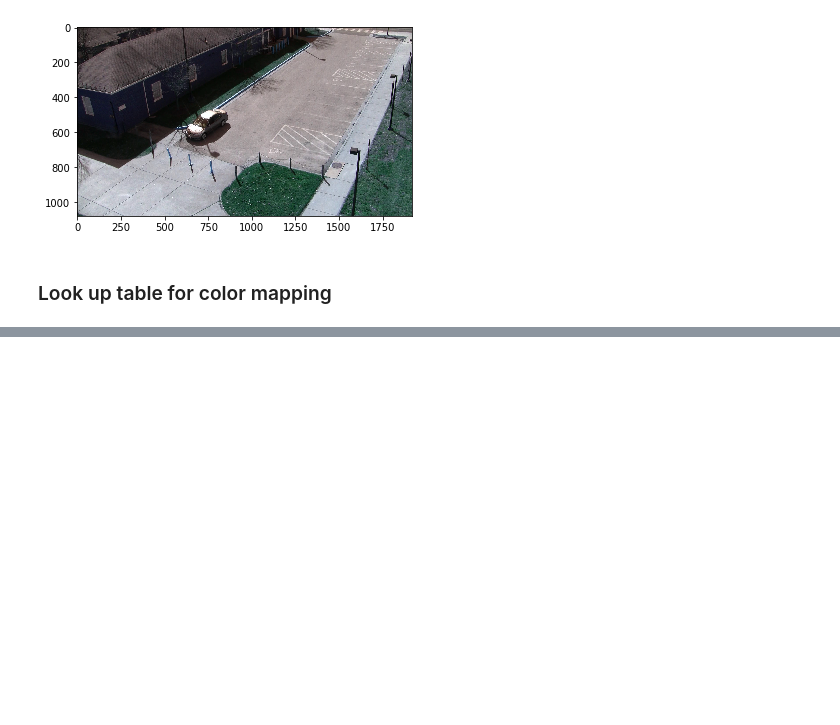
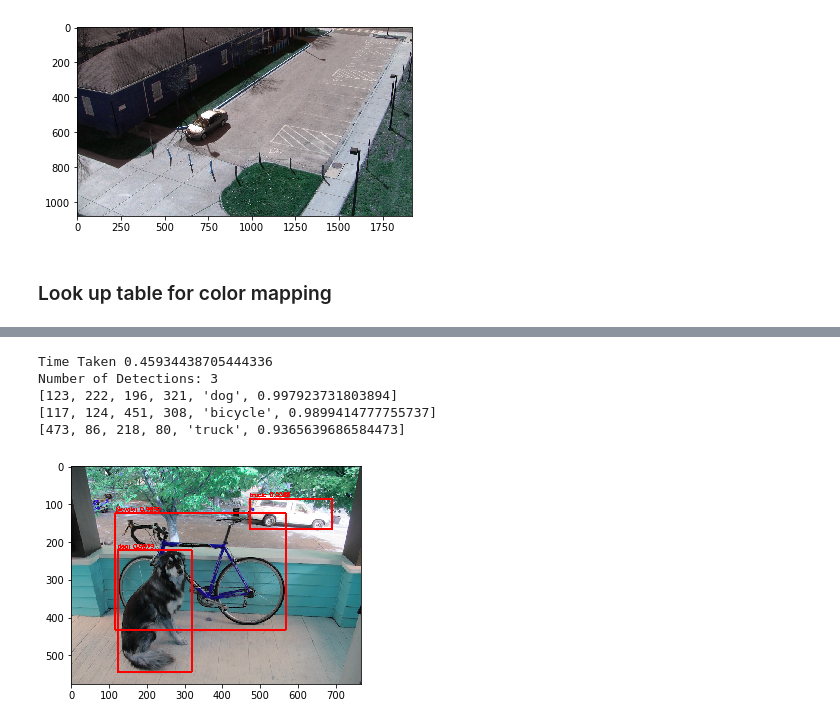
Before and after one commit to siddu1998/Internship-Indian-Institute-of-Science, a Jupyter notebook: RP1/Code/Detection Frequency Experiment.ipynb, the cells around one changed output, grey strips where cells are left out. Cells and saved outputs as stored; diff of their text form; code cells hidden in the pictures; blank space fills up the shorter version.

```diff
--- a/RP1/Code/Detection Frequency Experiment.ipynb
+++ b/RP1/Code/Detection Frequency Experiment.ipynb
@@ -327,6 +329,17 @@ LUT
 133
 im_color
 [255 255 133]
+# %%
+detections=predict_object('testing_images/sample_dog.jpg',net)
+print('Number of Detections:', len(detections))
+print(*detections,sep='\n')
+# %% [output]
+Time Taken 0.45934438705444336
+Number of Detections: 3
+[123, 222, 196, 321, 'dog', 0.997923731803894]
+[117, 124, 451, 308, 'bicycle', 0.9899414777755737]
+[473, 86, 218, 80, 'truck', 0.9365639686584473]
+[figure, added]
 # %%
 detections=predict_image(im_color,net)
 print('Number of Detections:', len(detections))
```
Also changed, not shown: parts of 9 cells of this notebook.
